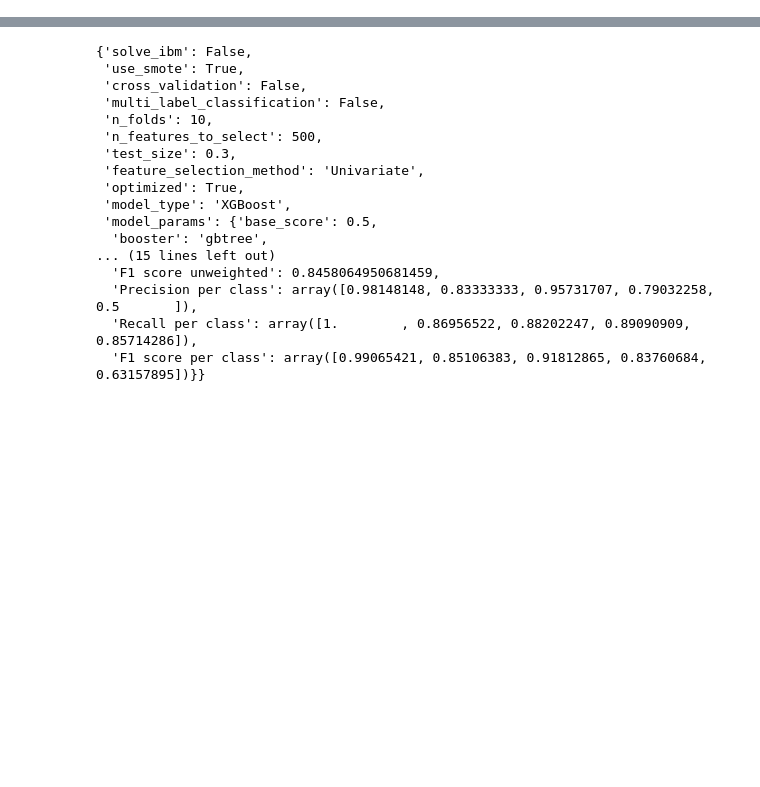
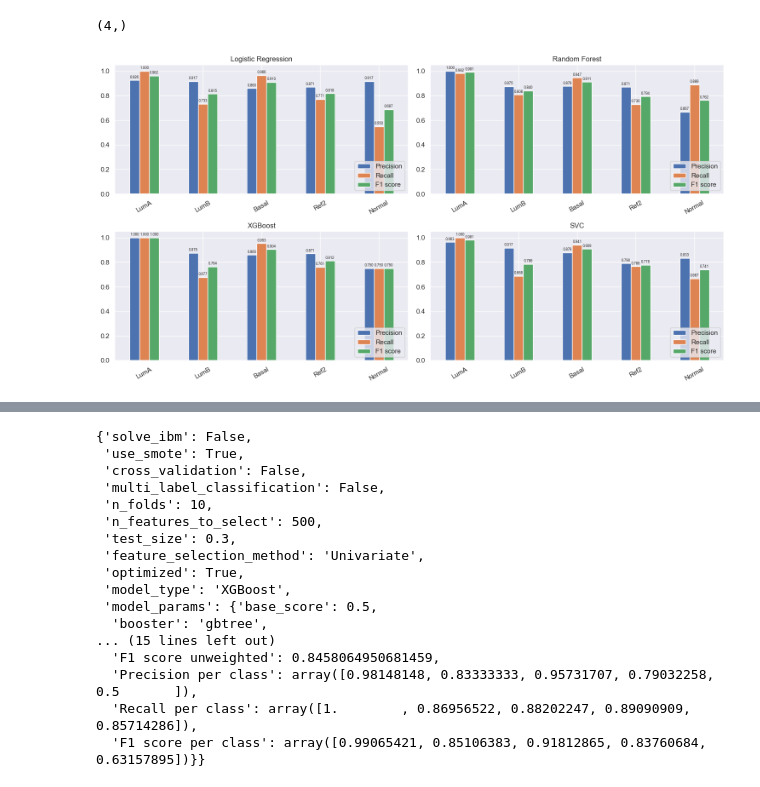
Before and after one commit to ivamilojkovic/ML-GeneExpression-CancerSubtype-Classification, a Jupyter notebook: result_visualization.ipynb, the cells around one changed output, grey strips where cells are left out. Cells and saved outputs as stored; diff of their text form; code cells hidden in the pictures; blank space fills up the shorter version.

```diff
--- a/result_visualization.ipynb
+++ b/result_visualization.ipynb
@@ -53,0 +160,31 @@ exp
+# %%
+path_case2 = ['run_09-04-2023_23:45:26.pkl',
+              'run_15-04-2023_01:02:58.pkl',
+              'run_14-04-2023_20:40:42.pkl',
+              'run_15-04-2023_01:11:10.pkl']
+
+fig, axs = plt.subplots(2, 2, squeeze=True, figsize=(15, 8))
+print(axs.ravel().shape)
+
+for i, ax in enumerate(axs.ravel()):
+    with open(os.path.join(curr_dir, 'experiments', path_case2[i]), 'rb') as file:
+        exp = pickle.load(file)
+
+    df_rf = pd.DataFrame({'Precision': exp['results']['Precision per class'],
+                    'Recall': exp['results']['Recall per class'],
+                    'F1 score': exp['results']['F1 score per class']},
+                    index=['LumA', 'LumB', 'Basal', 'Ref2', 'Normal'])
+    df_rf.plot(kind='bar', rot=30, title=exp['model_type'], ax=ax)
+    for g in ax.patches:
+        ax.annotate(format(g.get_height(), '.3f'),
+                    (g.get_x() + g.get_width() / 2., g.get_height()),
+                    ha = 'center', va = 'center',
+                    xytext = (0, 5),
+                    textcoords = 'offset points',
+                    fontsize=6)
+    ax.legend(loc='lower right')
+
+plt.tight_layout()
+# %% [output]
+(4,)
+[figure, added]
```
Also changed, not shown: parts of 12 cells of this notebook, 6 other files.
